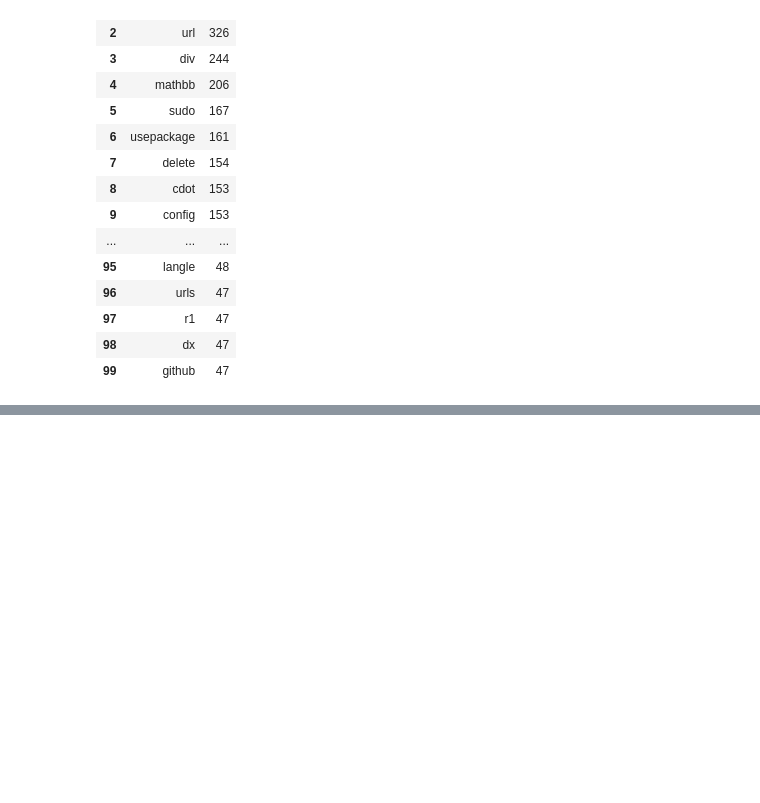
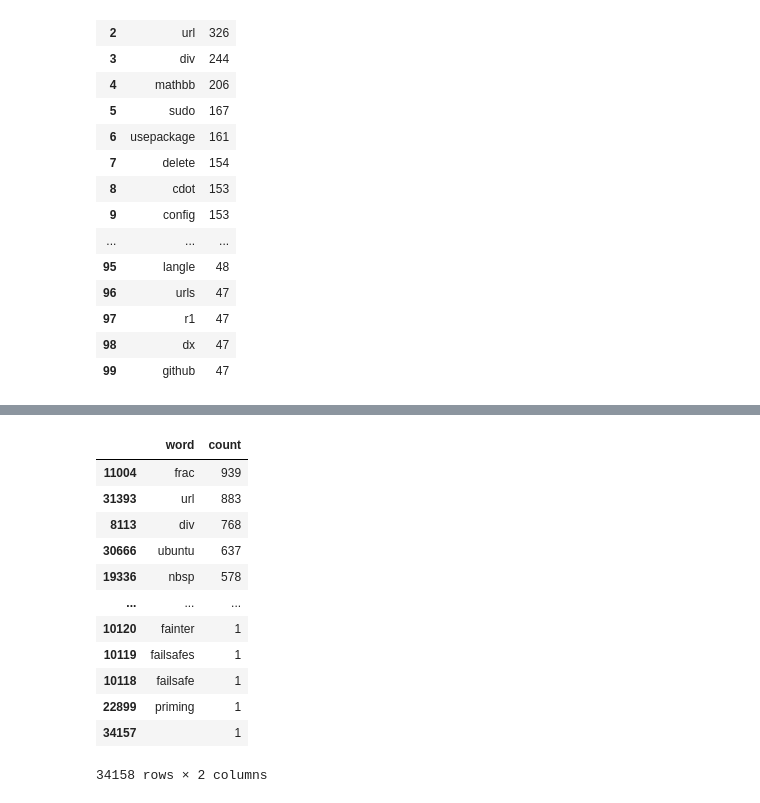
Before and after one commit to guchio3/kaggle-google-quest, a Jupyter notebook: notebooks/e09X_preprocess_texts.ipynb, the cells around one changed output, grey strips where cells are left out. Cells and saved outputs as stored; diff of their text form; code cells hidden in the pictures; blank space fills up the shorter version.

```diff
--- a/notebooks/e09X_preprocess_texts.ipynb
+++ b/notebooks/e09X_preprocess_texts.ipynb
@@ -881,0 +497,19 @@ model.config
+# %%
+_df = pd.concat([tt.loc[set(tt.index) - bert_tokenizer_keys], qq.loc[set(qq.index) - bert_tokenizer_keys], aa.loc[set(aa.index) - bert_tokenizer_keys]], axis=0).reset_index(drop=False).reset_index(drop=True)
+_df.columns = ['word', 'count']
+res_df = _df.groupby('word').sum().reset_index().sort_values('count', ascending=False)
+res_df
+# %% [output]
+|  | word | count |
+| 11004 | frac | 939 |
+| 31393 | url | 883 |
+| 8113 | div | 768 |
+| 30666 | ubuntu | 637 |
+| 19336 | nbsp | 578 |
+| ... | ... | ... |
+| 10120 | fainter | 1 |
+| 10119 | failsafes | 1 |
+| 10118 | failsafe | 1 |
+| 22899 | priming | 1 |
+| 34157 | ﻿ | 1 |
+34158 rows × 2 columns
```
Also changed, not shown: parts of 63 cells of this notebook.
